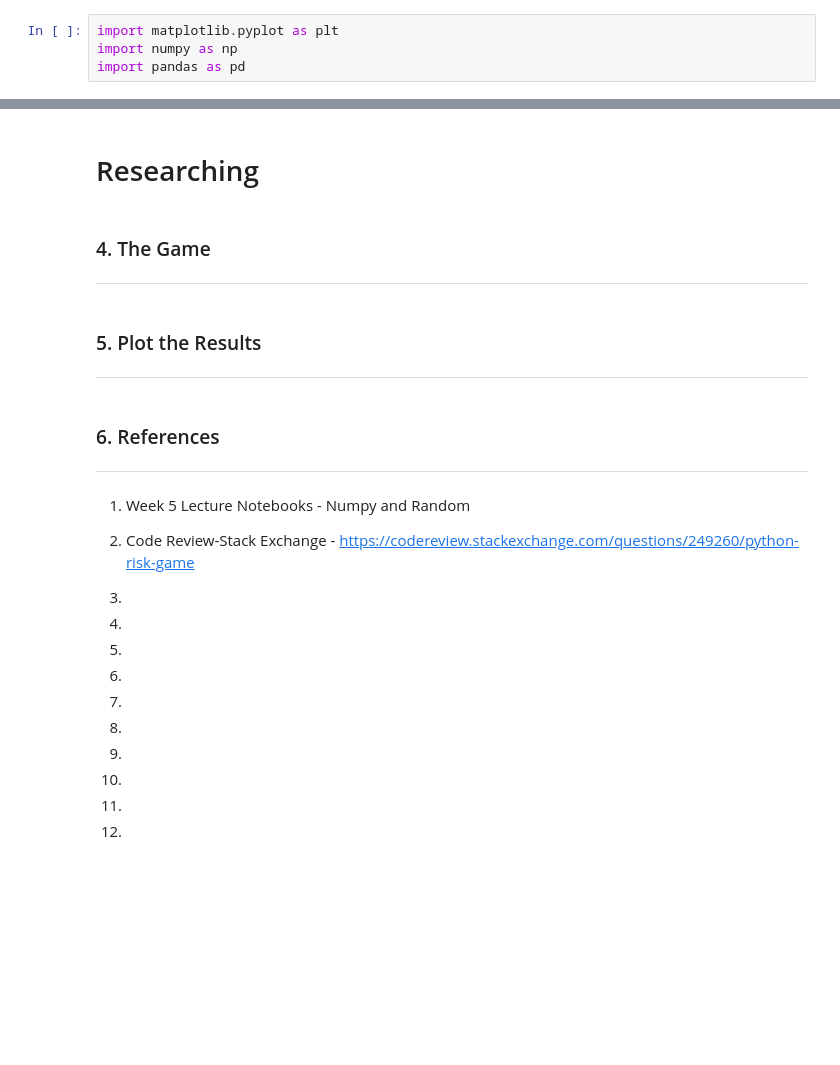
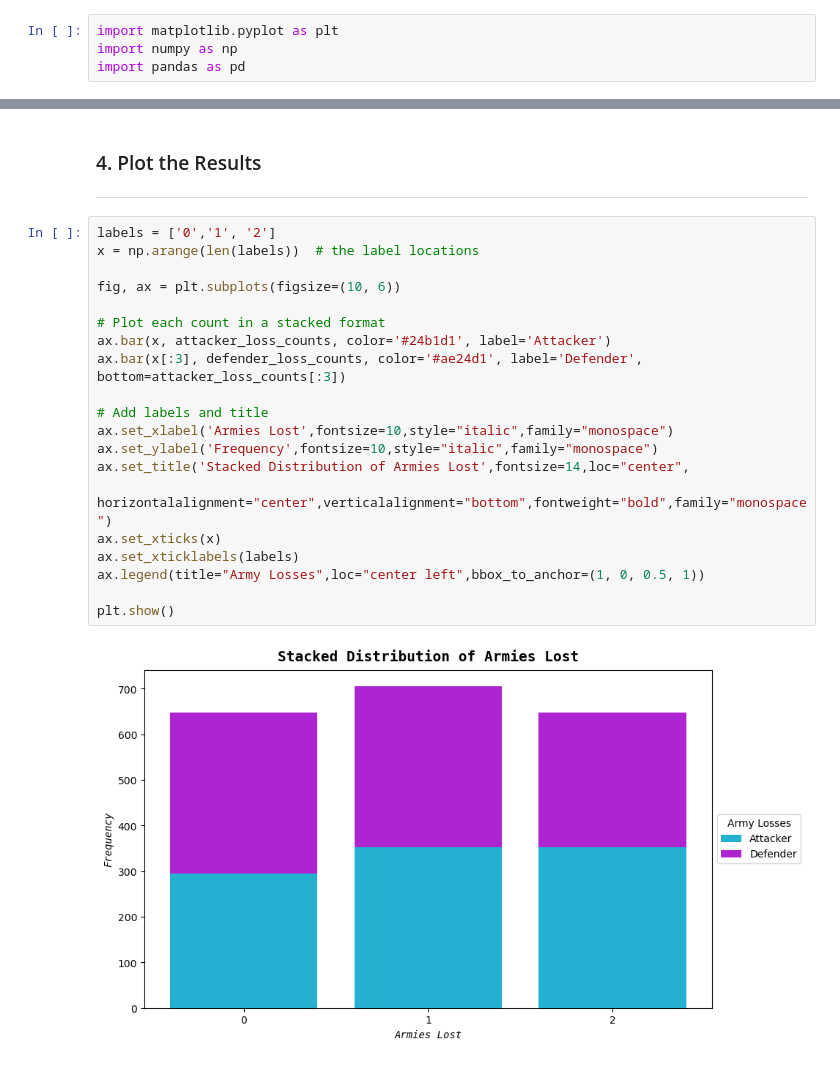
Before and after one commit to SBCURLEY/PFDA-assignments, a Jupyter notebook: assignment_5_risk.ipynb, the cells around one changed output, grey strips where cells are left out. Drawn from its saved outputs; the diff is of its cells as text; blank space fills up the shorter version.

```diff
--- a/assignment_5_risk.ipynb
+++ b/assignment_5_risk.ipynb
@@ -166,35 +94,25 @@ plt.show()
-# %% [markdown]
-# Researching
-# %% [markdown]
-### 4. The Game
-***
 # %% [markdown]
-### 5. Plot the Results
+### 4. Plot the Results
 ***
-# %% [markdown]
-### 6. References
-***
-
-1. Week 5 Lecture Notebooks - Numpy and Random
-
-2. Code Review-Stack Exchange - https://codereview.stackexchange.com/questions/249260/python-risk-game
-
-3.
-
-4.
-
-5.
-
-6.
-
-7.
-
-8.
-
-9.
-
-10.
-
-11.
-
-12.
+# %%
+labels = ['0','1', '2']
+x = np.arange(len(labels))  # the label locations
+
+fig, ax = plt.subplots(figsize=(10, 6))
+
+# Plot each count in a stacked format
+ax.bar(x, attacker_loss_counts, color='#24b1d1', label='Attacker')
+ax.bar(x[:3], defender_loss_counts, color='#ae24d1', label='Defender', bottom=attacker_loss_counts[:3])
+
+# Add labels and title
+ax.set_xlabel('Armies Lost',fontsize=10,style="italic",family="monospace")
+ax.set_ylabel('Frequency',fontsize=10,style="italic",family="monospace")
+ax.set_title('Stacked Distribution of Armies Lost',fontsize=14,loc="center",
+            horizontalalignment="center",verticalalignment="bottom",fontweight="bold",family="monospace")
+ax.set_xticks(x)
+ax.set_xticklabels(labels)
+ax.legend(title="Army Losses",loc="center left",bbox_to_anchor=(1, 0, 0.5, 1))
+
+plt.show()
+# %% [output]
+[figure, added]
```
Also changed, not shown: parts of 7 cells of this notebook, 2 other files.
